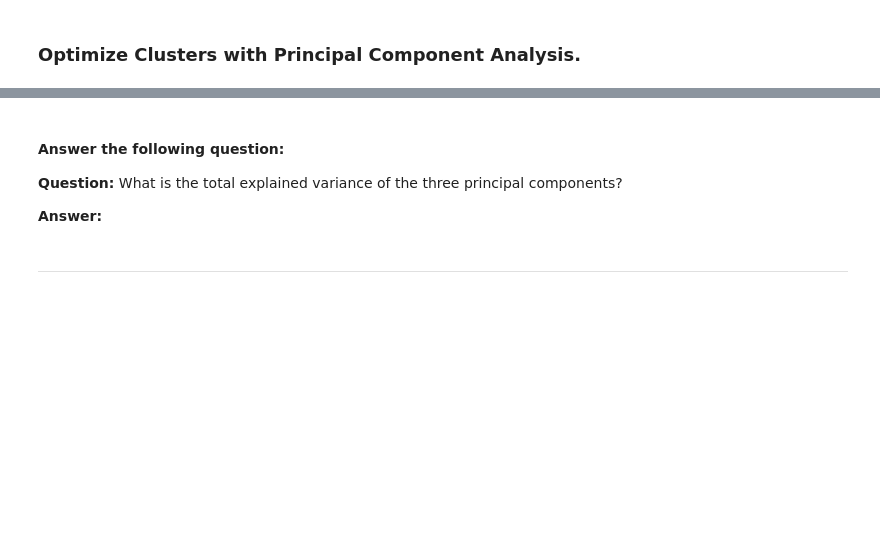
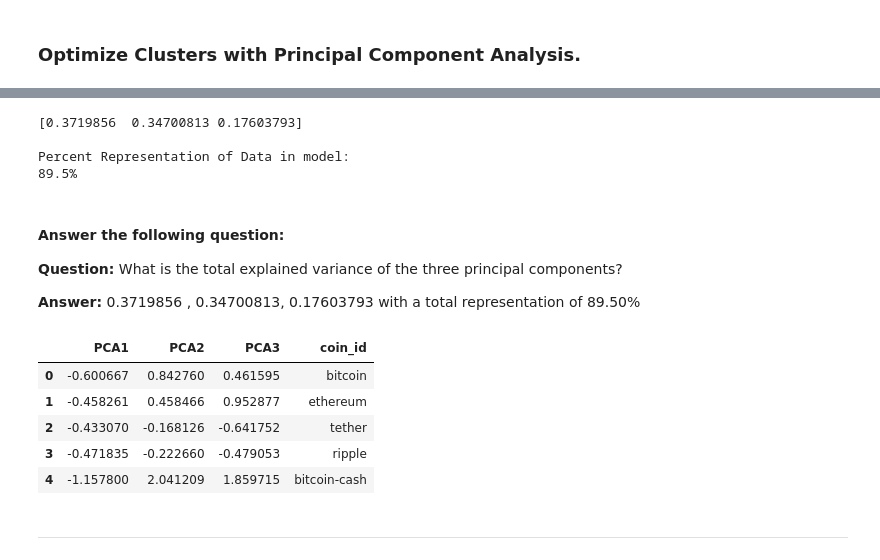
Before and after one commit to ShoaibFarooqui/CryptoClustering, a Jupyter notebook: Crypto_Clustering_starter_code.ipynb, the cells around one changed output, grey strips where cells are left out. Cells and saved outputs as stored; diff of their text form; code cells hidden in the pictures; blank space fills up the shorter version.

Commit message:
PCA, 89.50% representation of data in model

```diff
--- a/Crypto_Clustering_starter_code.ipynb
+++ b/Crypto_Clustering_starter_code.ipynb
@@ -214,8 +214,11 @@ coin_predict_df.hvplot.scatter(
 ### Optimize Clusters with Principal Component Analysis.
 # %%
 # Create a PCA model instance and set `n_components=3`.
+pca = PCA(n_components=3)
 # %%
 # Use the PCA model with `fit_transform` to reduce to
 # three principal components.
-
+pca_scaled = pca.fit_transform(scaled_df)
 # View the first five rows of the DataFrame.
+pca_scaled_df = pd.DataFrame(pca_scaled, columns=["PCA1", "PCA2", "PCA3"])
+pca_scaled_df.head()
@@ -222,24 +232,42 @@ coin_predict_df.hvplot.scatter(
 # %%
 # Retrieve the explained variance to determine how much information
 # can be attributed to each principal component.
+print(pca.explained_variance_ratio_)
+print(f'''
+Percent Representation of Data in model:
+{round(sum([x for x in pca.explained_variance_ratio_]) * 100, 2)}%
+''')
+# %% [output]
+[0.3719856  0.34700813 0.17603793]
+
+Percent Representation of Data in model:
+89.5%
 # %% [markdown]
 #### Answer the following question:
 
 **Question:** What is the total explained variance of the three principal components?
 
-**Answer:**
+**Answer:** 0.3719856 , 0.34700813, 0.17603793 with a total representation of 89.50%
 # %%
 # Create a new DataFrame with the PCA data.
 
 # Creating a DataFrame with the PCA data
 
 # Copy the crypto names from the original data
-
+pca_scaled_df["coin_id"] = df_market_data.index
 
 # Set the coinid column as index
-
+pca_scaled_df.set_index("coin_id")
 
 # Display sample data
+pca_scaled_df.head()
+# %% [output]
+|  | PCA1 | PCA2 | PCA3 | coin_id |
+| 0 | -0.600667 | 0.842760 | 0.461595 | bitcoin |
+| 1 | -0.458261 | 0.458466 | 0.952877 | ethereum |
+| 2 | -0.433070 | -0.168126 | -0.641752 | tether |
+| 3 | -0.471835 | -0.222660 | -0.479053 | ripple |
+| 4 | -1.157800 | 2.041209 | 1.859715 | bitcoin-cash |
 # %% [markdown]
 ---
 # %% [markdown]
```
Also changed, not shown: parts of 1 cell of this notebook.
